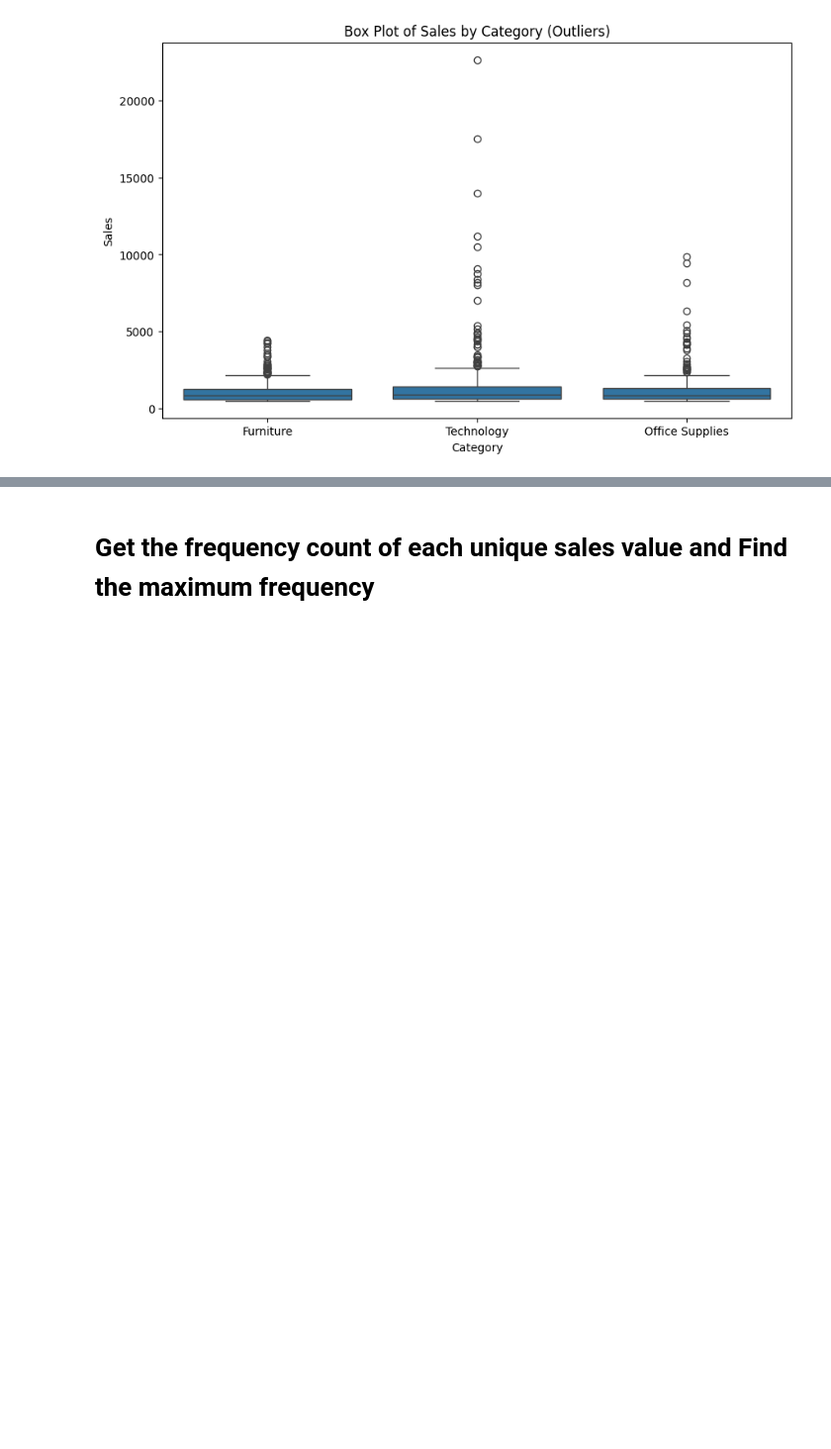
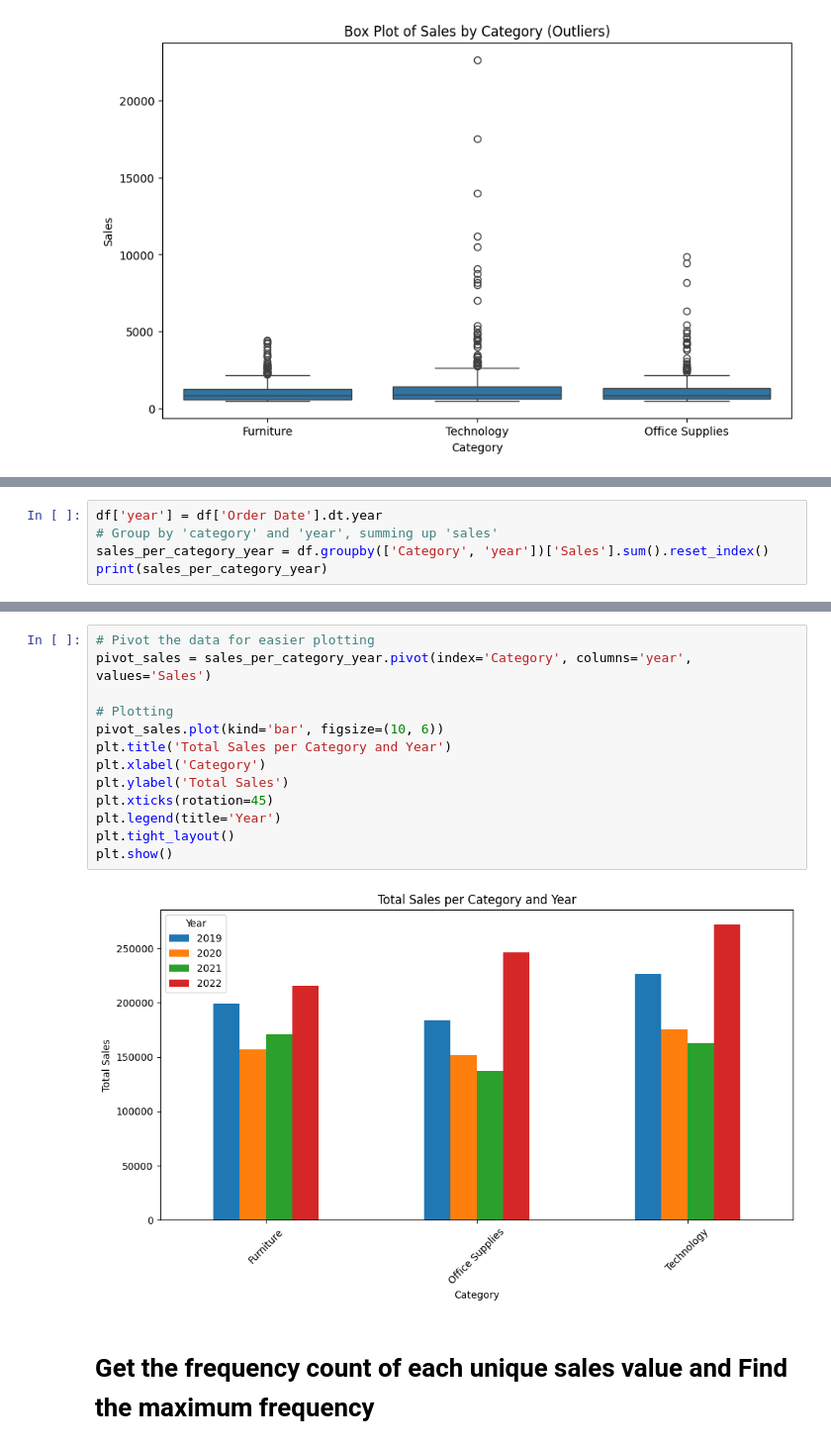
Before and after one commit to ChristeenaGiji/sales-data-exploration, a Jupyter notebook: Sales.ipynb, the cells around one changed output, grey strips where cells are left out. Shown at 99% size. Cells and saved outputs as stored; diff of their text form; blank space fills up the shorter version.

```diff
--- a/Sales.ipynb
+++ b/Sales.ipynb
@@ -422,0 +417,5 @@ plt.show()
+# %%
+df['year'] = df['Order Date'].dt.year
+# Group by 'category' and 'year', summing up 'sales'
+sales_per_category_year = df.groupby(['Category', 'year'])['Sales'].sum().reset_index()
+print(sales_per_category_year)
@@ -423,3 +436,18 @@ plt.show()
+# %%
+# Pivot the data for easier plotting
+pivot_sales = sales_per_category_year.pivot(index='Category', columns='year', values='Sales')
+
+# Plotting
+pivot_sales.plot(kind='bar', figsize=(10, 6))
+plt.title('Total Sales per Category and Year')
+plt.xlabel('Category')
+plt.ylabel('Total Sales')
+plt.xticks(rotation=45)
+plt.legend(title='Year')
+plt.tight_layout()
+plt.show()
+# %% [output]
+[figure, added]
 # %% [markdown]
 # Get the frequency count of each unique sales value and Find the maximum frequency
 # %%
```
Also changed, not shown: parts of 9 cells of this notebook.
